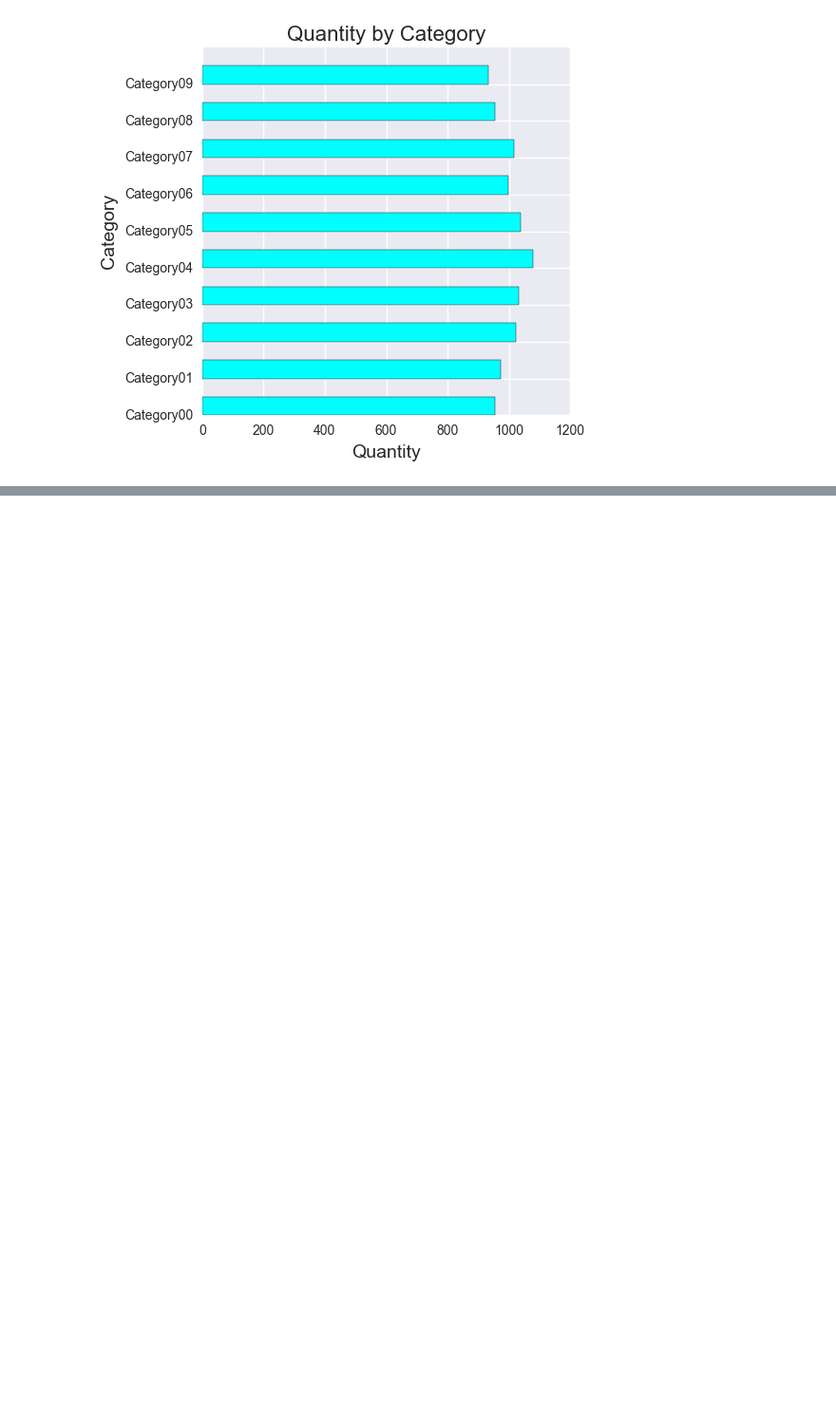
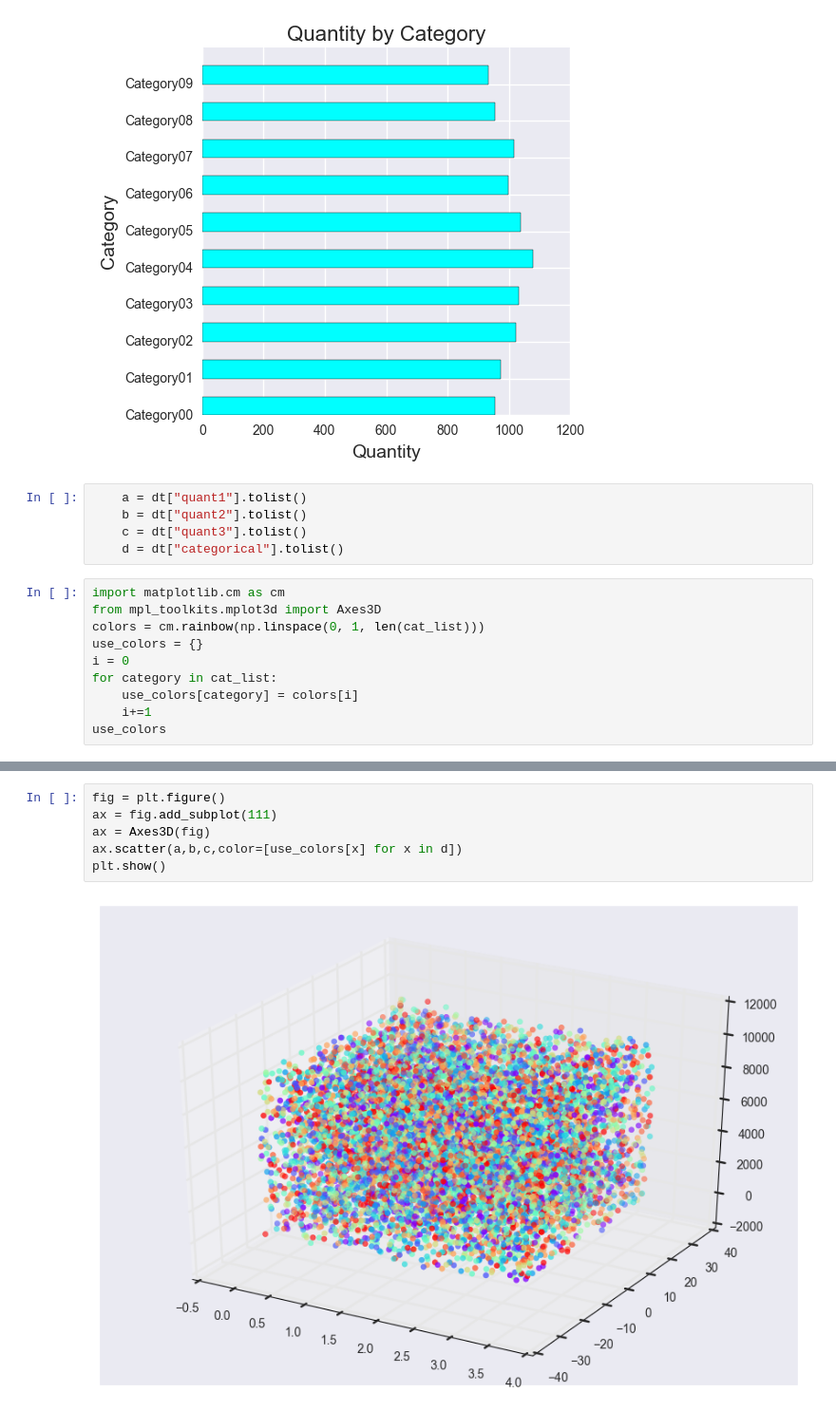
Before and after one commit to UIUC-iSchool-DataViz/project-spring2017, a Jupyter notebook: part3/Component3.ipynb, the cells around one changed output, grey strips where cells are left out. Shown at 95% size. Cells and saved outputs as stored; diff of their text form; blank space fills up the shorter version.

```diff
--- a/part3/Component3.ipynb
+++ b/part3/Component3.ipynb
@@ -265,3 +265,18 @@ def qua_by_cat(data = dt):
 qua_by_cat()
 # %% [output]
 [figure]
+# %%
+    a = dt["quant1"].tolist()
+    b = dt["quant2"].tolist()
+    c = dt["quant3"].tolist()
+    d = dt["categorical"].tolist()
+# %%
+import matplotlib.cm as cm
+from mpl_toolkits.mplot3d import Axes3D
+colors = cm.rainbow(np.linspace(0, 1, len(cat_list)))
+use_colors = {}
+i = 0
+for category in cat_list:
+    use_colors[category] = colors[i]
+    i+=1
+use_colors
@@ -267,0 +295,8 @@ qua_by_cat()
+# %%
+fig = plt.figure()
+ax = fig.add_subplot(111)
+ax = Axes3D(fig)
+ax.scatter(a,b,c,color=[use_colors[x] for x in d])
+plt.show()
+# %% [output]
+[figure, added]
```
Also changed, not shown: parts of 3 cells of this notebook.
